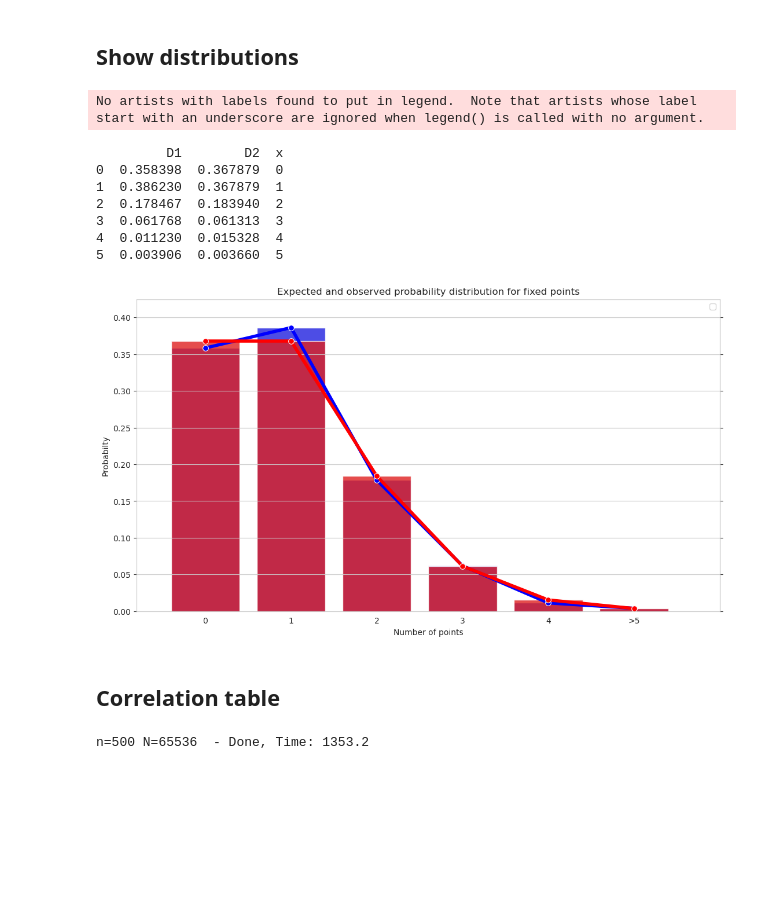
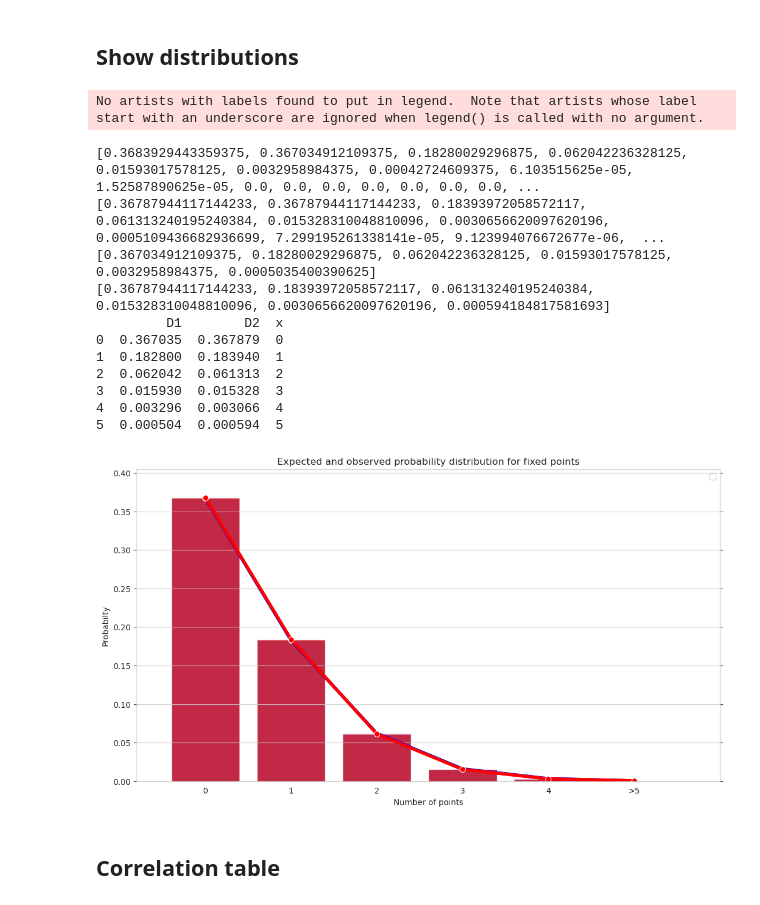
Before and after one commit to kirtsar/summerschool23_shift, a Jupyter notebook: code/summerschool_cryptography.ipynb, the cells around one changed output. Cells and saved outputs as stored; diff of their text form; code cells hidden in the pictures; blank space fills up the shorter version.

Commit message:
conv changed

```diff
--- a/code/summerschool_cryptography.ipynb
+++ b/code/summerschool_cryptography.ipynb
@@ -69,8 +54,8 @@ def chi(O, E):
 # %% [markdown]
 ## Permutation
 # %%
-n = 10  # длина подстановки
-N = 2 ** 12 # размер выборки подстановок
+n = 100  # длина подстановки
+N = 2 ** 16 # размер выборки подстановок
 
 num_of_cycles = [0 for k in range(n+1)]
 num_of_fixed_points = [0 for k in range(n+1)]
@@ -235,43 +234,47 @@ p-value = 1.2023958217695034e-249
 # x,y - two arrays with distribution, r - first x label
 def compare_two_distr_graph(x, y, r=0):
     df_to_show = pd.DataFrame(columns = ['D1', 'D2'])
-    df_to_show['D1'], df_to_show['D2'] = conv(x, y, 0.001)
+    df_to_show['D1'], df_to_show['D2'] = conv(x, y, 0.0001)
     df_to_show['D1'], df_to_show['D2'] = df_to_show['D1'].astype(float), df_to_show['D2'].astype(float)
     df_to_show['x'] = [k for k in range(0, len(df_to_show))]
     print(df_to_show)
     xticklabels= [k for k in range(r, len(df_to_show)+r)]
     xticklabels[len(df_to_show)-1] = '>' + str(len(df_to_show)+r-1)
     width = 0.8
     matplotlib.rc_file_defaults()
     ax = sns.set_style(style="whitegrid", rc=None)
     fig, ax = plt.subplots(figsize=(13,7))
     ax_twin = ax.twinx()
     sns.barplot(data = df_to_show, x='x', y='D1', alpha=0.8, ax=ax, color = 'blue', width=width)
     sns.barplot(data = df_to_show, x='x', y='D2', alpha=0.8, ax=ax, color = 'red', width=width).set(xlabel = "Number of points",ylabel='Probabilty', xticklabels=xticklabels)
 
     sns.lineplot(data = df_to_show, x='x', y='D1', marker='o', err_style='bars', color = 'blue', ax=ax_twin, sort = False, linewidth = 4, markersize=7).set(ylabel='Probabilty')
     sns.lineplot(data = df_to_show, x='x', y='D2', marker='o', err_style='bars', color = 'red', ax=ax_twin, sort = False, linewidth = 4, markersize=7).set(title='Expected and observed probability distribution for fixed points', yticklabels=[], ylabel=None)
 
     max_x = len(df_to_show)
     max_y = max(max(df_to_show['D1']), max(df_to_show['D2']))*1.1
     ax.set_xlim([-width, max_x])
     ax.set_ylim([0, max_y])
     ax_twin.set_xlim([-width, max_x])
     ax_twin.set_ylim([0, max_y])
     ax.legend() ## add legend
 
 prob_of_fixed_points = [k/N for k in num_of_fixed_points]
 compare_two_distr_graph(prob_of_fixed_points, E_prob_of_fixed_points, 0)
 # %% [output]
 No artists with labels found to put in legend.  Note that artists whose label start with an underscore are ignored when legend() is called with no argument.
+[0.3683929443359375, 0.367034912109375, 0.18280029296875, 0.062042236328125, 0.01593017578125, 0.0032958984375, 0.00042724609375, 6.103515625e-05, 1.52587890625e-05, 0.0, 0.0, 0.0, 0.0, 0.0, 0.0, 0.0, ...
+[0.36787944117144233, 0.36787944117144233, 0.18393972058572117, 0.061313240195240384, 0.015328310048810096, 0.0030656620097620196, 0.0005109436682936699, 7.299195261338141e-05, 9.123994076672677e-06,  ...
+[0.367034912109375, 0.18280029296875, 0.062042236328125, 0.01593017578125, 0.0032958984375, 0.0005035400390625]
+[0.36787944117144233, 0.18393972058572117, 0.061313240195240384, 0.015328310048810096, 0.0030656620097620196, 0.000594184817581693]
          D1        D2  x
-0  0.358398  0.367879  0
-1  0.386230  0.367879  1
-2  0.178467  0.183940  2
-3  0.061768  0.061313  3
-4  0.011230  0.015328  4
-5  0.003906  0.003660  5
+0  0.367035  0.367879  0
+1  0.182800  0.183940  1
+2  0.062042  0.061313  2
+3  0.015930  0.015328  3
+4  0.003296  0.003066  4
+5  0.000504  0.000594  5
-[figure, old version]
+[figure, new version]
 # %% [markdown]
 ## Correlation table
 # %%
@@ -314,7 +317,7 @@ n_N_values = [(10, 2**10), (10, 2**12), (10, 2**14), (10, 2**16), (10, 2**18),
 
 t1 = time.perf_counter()
 
-for p in n_N_values[26:27]:
+for p in n_N_values[27:28]:
 
     n, N = p
 
@@ -362,8 +365,6 @@ corr_df = corr_df.astype({"n": int, "N": int})
 # df.to_csv("./df.csv", index=None, mode='a', header=None)
 # corr_df.to_csv("./corr.csv", index=None)
 corr_df.to_csv("./corr.csv", index=None, mode='a', header=None)
-# %% [output]
-n=500 N=65536  - Done, Time: 1353.2
 # %%
 plt.figure(figsize=(10, 5))
 sns.heatmap(df.corr(), annot=True)
```
Also changed, not shown: parts of 9 cells of this notebook.
